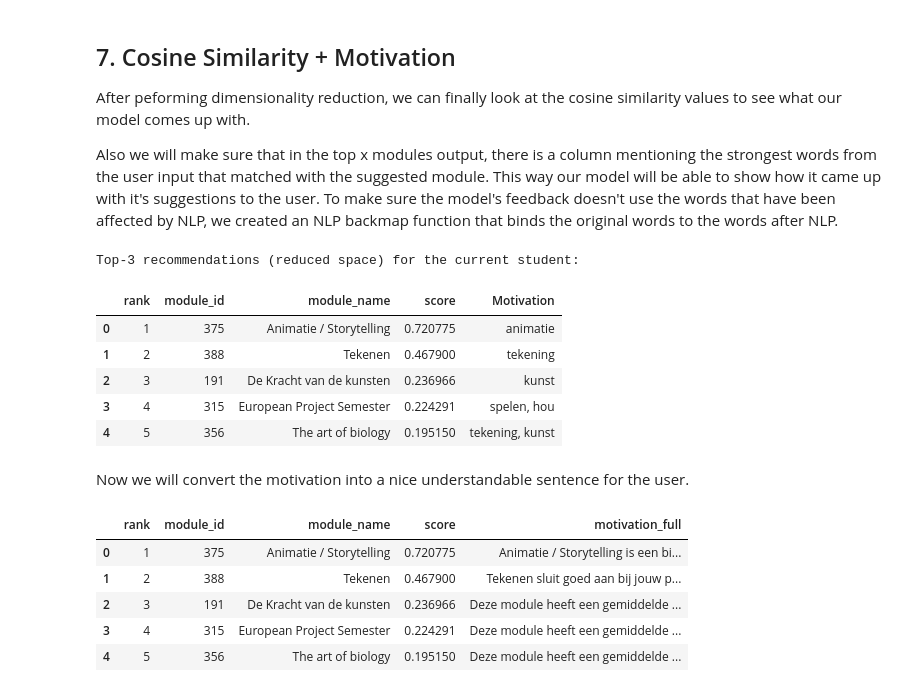
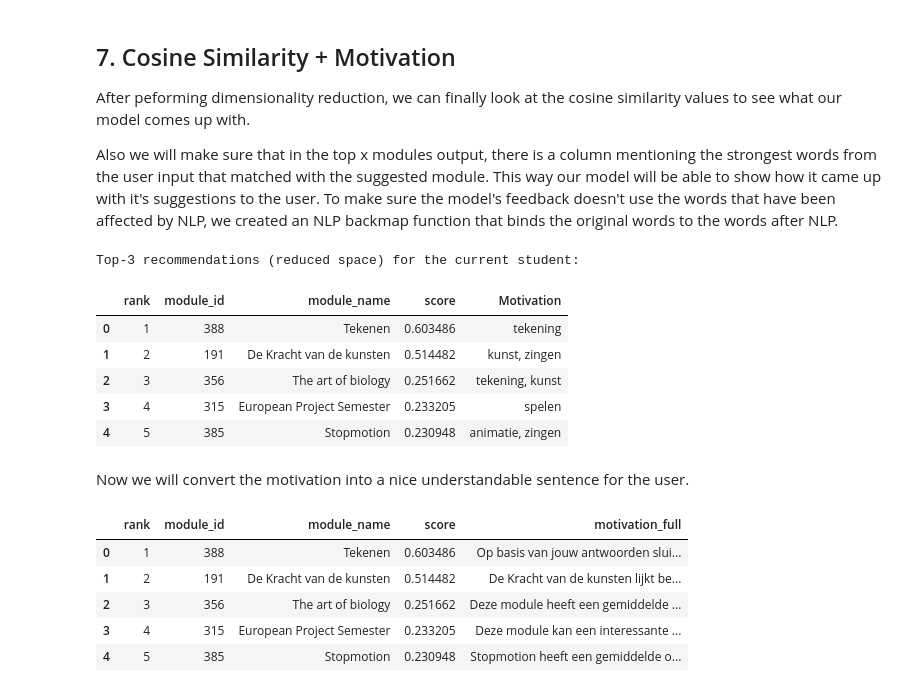
Before and after one commit to DanielvG-IT/Avans, a Jupyter notebook: Notebooks/03.1_model_training_bow.ipynb, the cells around one changed output. Saved outputs shown, nothing was run; the diff lists cells and outputs as text; code cells hidden in the pictures.

```diff
--- a/Notebooks/03.1_model_training_bow.ipynb
+++ b/Notebooks/03.1_model_training_bow.ipynb
@@ -40,0 +28,15 @@ student = StudentProfile(
+# %%
+student = StudentProfile(
+    current_education="Informatica",
+    interests=[
+        "Tekening",
+        "Animatie",
+        "Kunst",
+        "Ik hou van optreden, zingen, dansen en spelen! Ook hou ik van uitdaging."
+    ],
+    wanted_study_credit_range=(15, 30),
+    location_preference=["Den Bosch", "Tilburg", "Breda"],
+    learning_goals=["skills", "career development"],
+    level_preference=["NLQF5", "NLQF6"],
+    preferred_language="NL"
+)
@@ -222,11 +229,11 @@ display(recs.reset_index(drop=True))
 # %% [output]
 Top-3 recommendations (reduced space) for the current student:
 |  | rank | module_id | module_name | score | Motivation |
-| 0 | 1 | 375 | Animatie / Storytelling | 0.720775 | animatie |
-| 1 | 2 | 388 | Tekenen | 0.467900 | tekening |
-| 2 | 3 | 191 | De Kracht van de kunsten | 0.236966 | kunst |
-| 3 | 4 | 315 | European Project Semester | 0.224291 | spelen, hou |
-| 4 | 5 | 356 | The art of biology | 0.195150 | tekening, kunst |
+| 0 | 1 | 388 | Tekenen | 0.603486 | tekening |
+| 1 | 2 | 191 | De Kracht van de kunsten | 0.514482 | kunst, zingen |
+| 2 | 3 | 356 | The art of biology | 0.251662 | tekening, kunst |
+| 3 | 4 | 315 | European Project Semester | 0.233205 | spelen |
+| 4 | 5 | 385 | Stopmotion | 0.230948 | animatie, zingen |
 # %% [markdown]
 Now we will convert the motivation into a nice understandable sentence for the user.
 # %%
@@ -329,36 +336,43 @@ def motivation_sentence(row, is_dutch: bool = True) -> str:
                 "We vonden geen hele sterke individuele woordmatches, maar jouw algemene profiel wijst toch in de richting van deze module.",
                 "Er zijn geen heel duidelijke trefwoorden, maar op basis van het bredere profiel lijkt deze module alsnog bij je te passen.",
             ]
 
         else:
             fallback_options = [
                 "Even though we did not find very specific keyword matches, the overall profile still suggests this module could be interesting.",
                 "There are no very strong individual word matches, but your general profile still points towards this module.",
                 "We did not find very clear keyword overlaps, but the broader profile still connects you to this module.",
             ]
 
         fallback = random.choice(fallback_options)
         return base_text + fallback
 
+# Language selection for the motivation feedback based of of student profile preffered language
+use_dutch = True
+if hasattr(student, "preferred_language"):
+    lang = str(student.preferred_language).strip().lower()
+    if lang in ["en", "eng", "english"]:
+        use_dutch = False
+
 # Creating full motivation column (Dutch by default)
-recs["motivation_full"] = recs.apply(motivation_sentence, axis=1)
+recs["motivation_full"] = recs.apply(lambda row: motivation_sentence(row, is_dutch=use_dutch), axis=1)
 
 # Removing old motivation column
 recs.drop(columns=["Motivation"], inplace=True)
 
 # Pandas settings for max width columns
 old_width = pd.get_option("display.max_colwidth")
 pd.set_option("display.max_colwidth", None)
 
 # Show updated recommendations
 display(recs.reset_index(drop=True))
 
 # Restoring original pandas setting
 pd.set_option("display.max_colwidth", old_width)
 # %% [output]
 |  | rank | module_id | module_name | score | motivation_full |
-| 0 | 1 | 375 | Animatie / Storytelling | 0.720775 | Animatie / Storytelling is een bi... |
-| 1 | 2 | 388 | Tekenen | 0.467900 | Tekenen sluit goed aan bij jouw p... |
-| 2 | 3 | 191 | De Kracht van de kunsten | 0.236966 | Deze module heeft een gemiddelde ... |
-| 3 | 4 | 315 | European Project Semester | 0.224291 | Deze module heeft een gemiddelde ... |
-| 4 | 5 | 356 | The art of biology | 0.195150 | Deze module heeft een gemiddelde ... |
+| 0 | 1 | 388 | Tekenen | 0.603486 | Op basis van jouw antwoorden slui... |
+| 1 | 2 | 191 | De Kracht van de kunsten | 0.514482 | De Kracht van de kunsten lijkt be... |
+| 2 | 3 | 356 | The art of biology | 0.251662 | Deze module heeft een gemiddelde ... |
+| 3 | 4 | 315 | European Project Semester | 0.233205 | Deze module kan een interessante ... |
+| 4 | 5 | 385 | Stopmotion | 0.230948 | Stopmotion heeft een gemiddelde o... |
```
Also changed, not shown: parts of 6 cells of this notebook, 2 other files.
